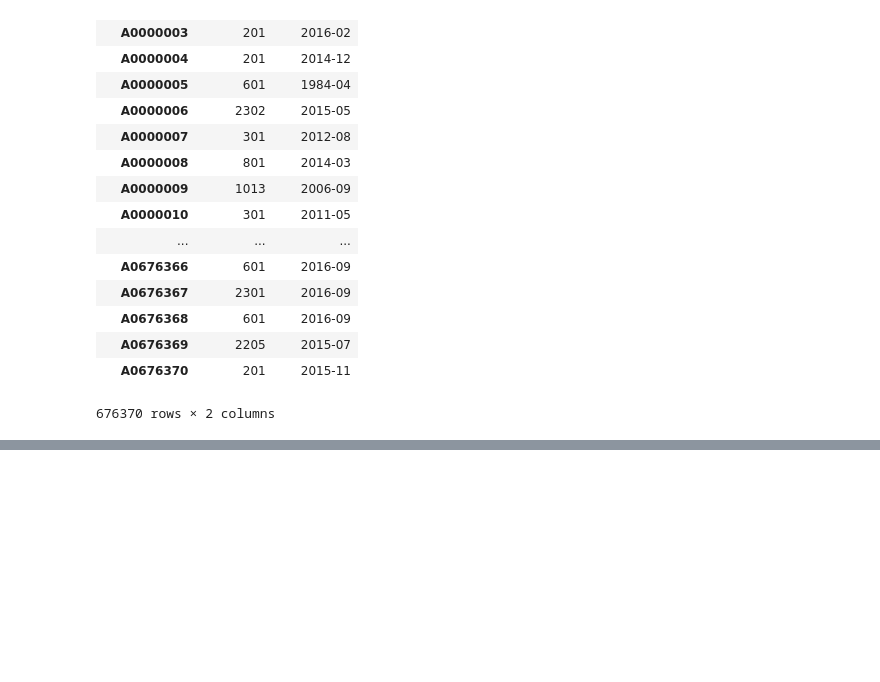
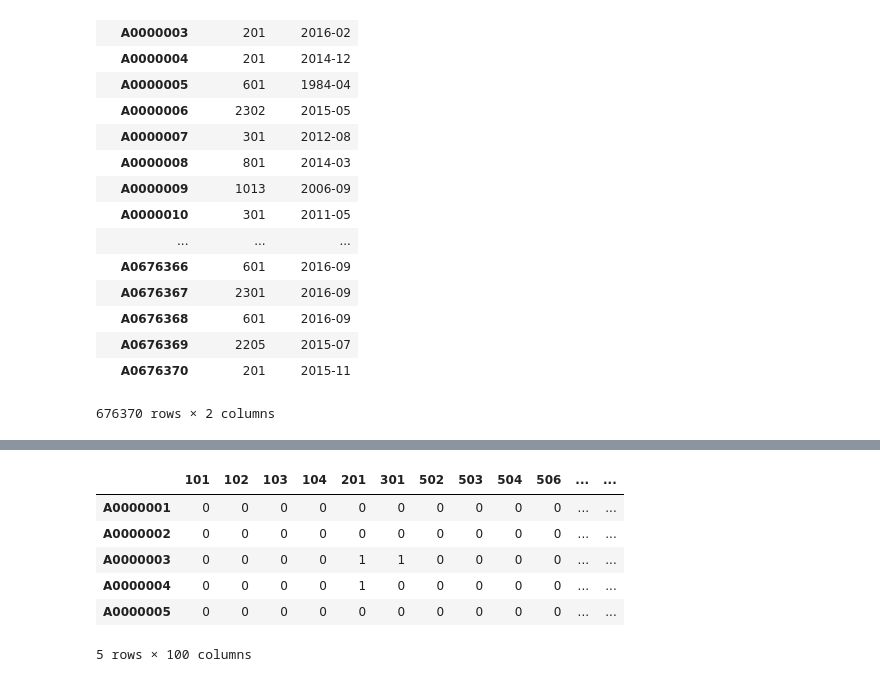
Before and after one commit to SaucePan1/CMDatathon, a Jupyter notebook: VisualizeData.ipynb, the cells around one changed output, grey strips where cells are left out. Cells and saved outputs as stored; diff of their text form; code cells hidden in the pictures; blank space fills up the shorter version.

```diff
--- a/VisualizeData.ipynb
+++ b/VisualizeData.ipynb
@@ -483,0 +594,16 @@ import sklearn.feature_selection as fs
+# %%
+idVSProdLastN['Socio_Demo_01'] = np.zeros(idVSProdLastN.shape[0],dtype=int)
+idVSProdLastN['Socio_Demo_02'] = np.zeros(idVSProdLastN.shape[0],dtype=int)
+idVSProdLastN['Socio_Demo_03'] = np.zeros(idVSProdLastN.shape[0],dtype=int)
+idVSProdLastN['Socio_Demo_04'] = np.zeros(idVSProdLastN.shape[0],dtype=int)
+idVSProdLastN['Socio_Demo_05'] = np.zeros(idVSProdLastN.shape[0],dtype=int)
+# %%
+idVSProdLastN.head()
+# %% [output]
+|  | 101 | 102 | 103 | 104 | 201 | 301 | 502 | 503 | 504 | 506 | ... | ... |
+| A0000001 | 0 | 0 | 0 | 0 | 0 | 0 | 0 | 0 | 0 | 0 | ... | ... |
+| A0000002 | 0 | 0 | 0 | 0 | 0 | 0 | 0 | 0 | 0 | 0 | ... | ... |
+| A0000003 | 0 | 0 | 0 | 0 | 1 | 1 | 0 | 0 | 0 | 0 | ... | ... |
+| A0000004 | 0 | 0 | 0 | 0 | 1 | 0 | 0 | 0 | 0 | 0 | ... | ... |
+| A0000005 | 0 | 0 | 0 | 0 | 0 | 0 | 0 | 0 | 0 | 0 | ... | ... |
+5 rows × 100 columns
```
Also changed, not shown: parts of 26 cells of this notebook.
